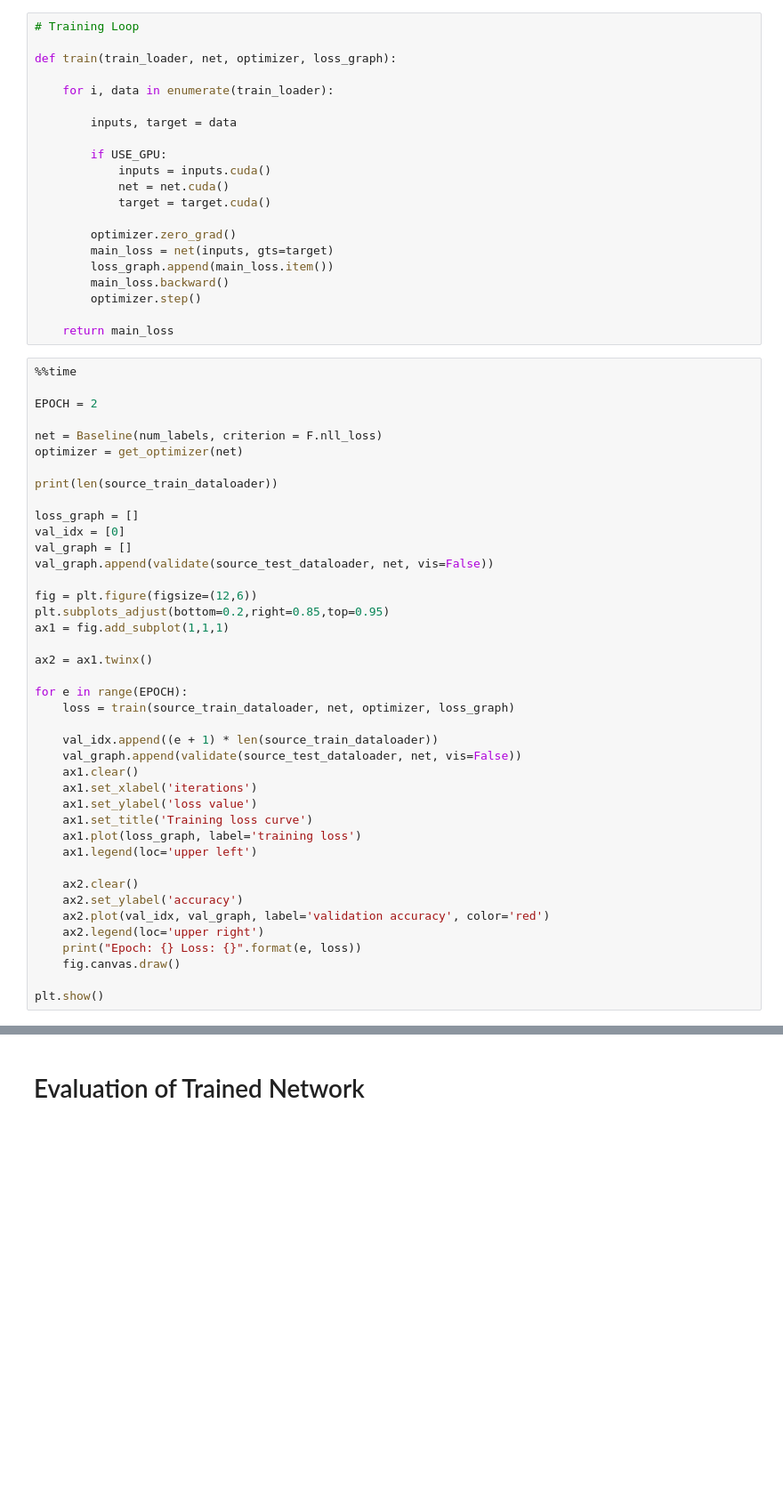
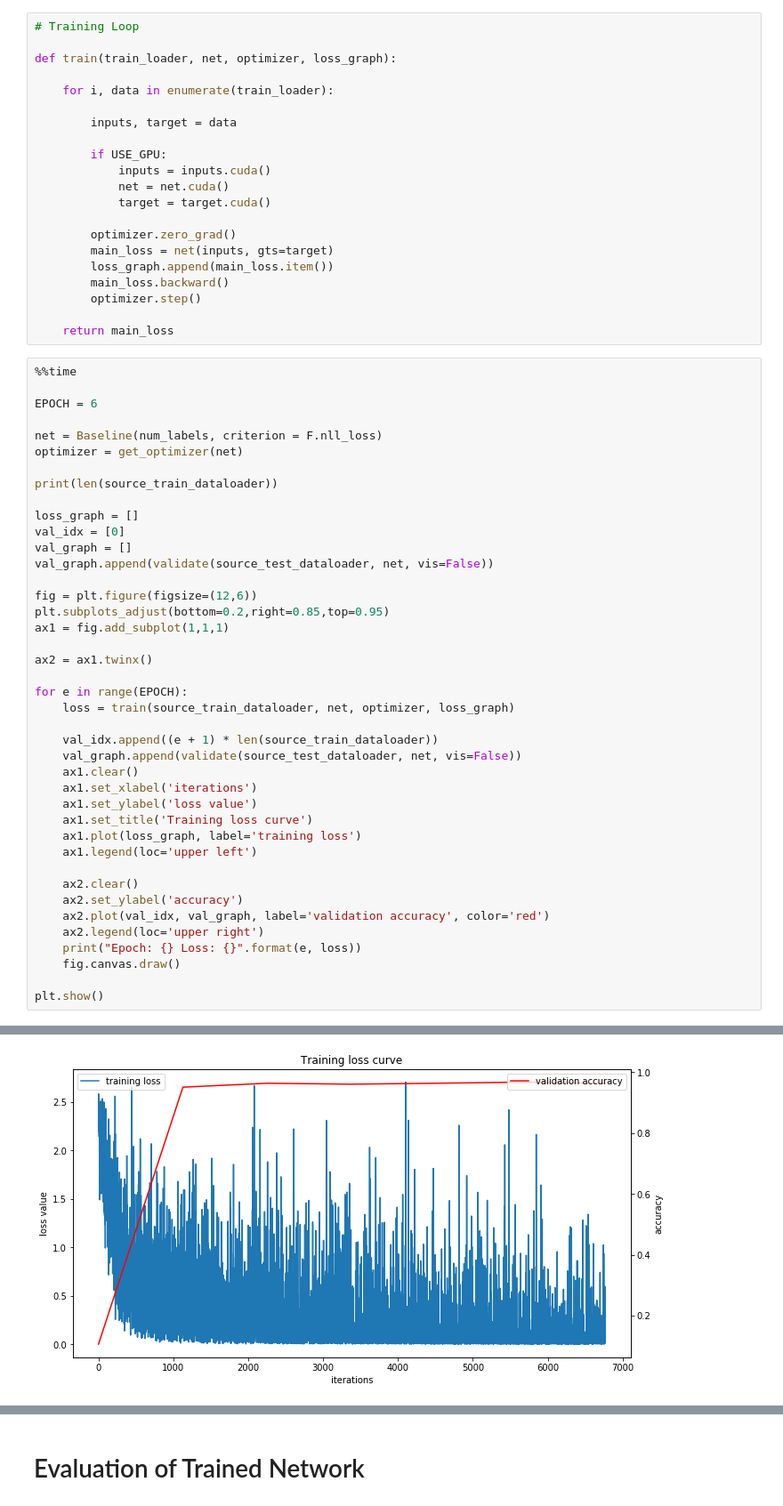
Before and after one commit to david-siqi-liu/cs684-final-project, a Jupyter notebook: cs684_project.ipynb, the cells around one changed output, grey strips where cells are left out. Shown at 89% size. Saved outputs shown, nothing was run; the diff lists cells and outputs as text; blank space fills up the shorter version.

```diff
--- a/cs684_project.ipynb
+++ b/cs684_project.ipynb
@@ -476,7 +630,7 @@ def train(train_loader, net, optimizer, loss_graph):
 # %%
 %%time
 
-EPOCH = 2
+EPOCH = 6
 
 net = Baseline(num_labels, criterion = F.nll_loss)
 optimizer = get_optimizer(net)
@@ -518,0 +679 @@ plt.show()
+[figure, added]
```
Also changed, not shown: parts of 13 cells of this notebook.
